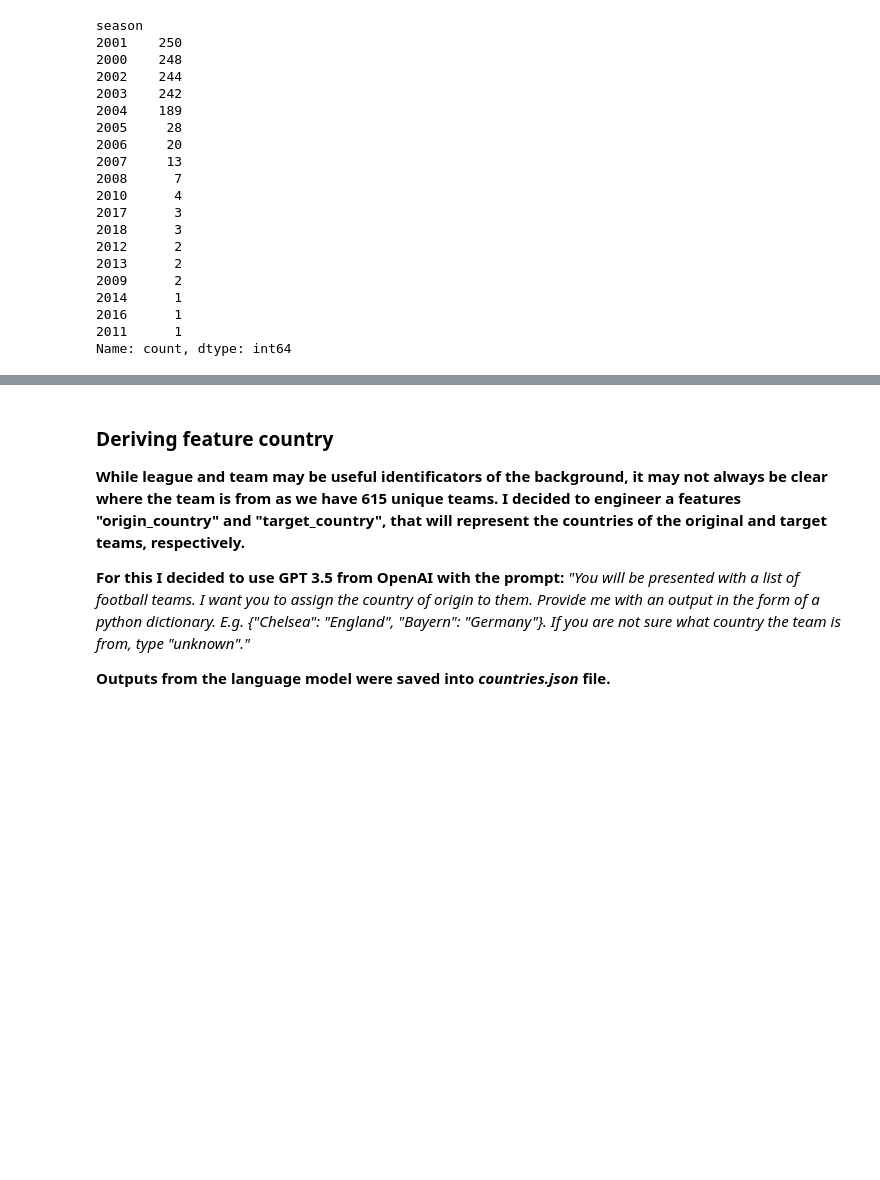
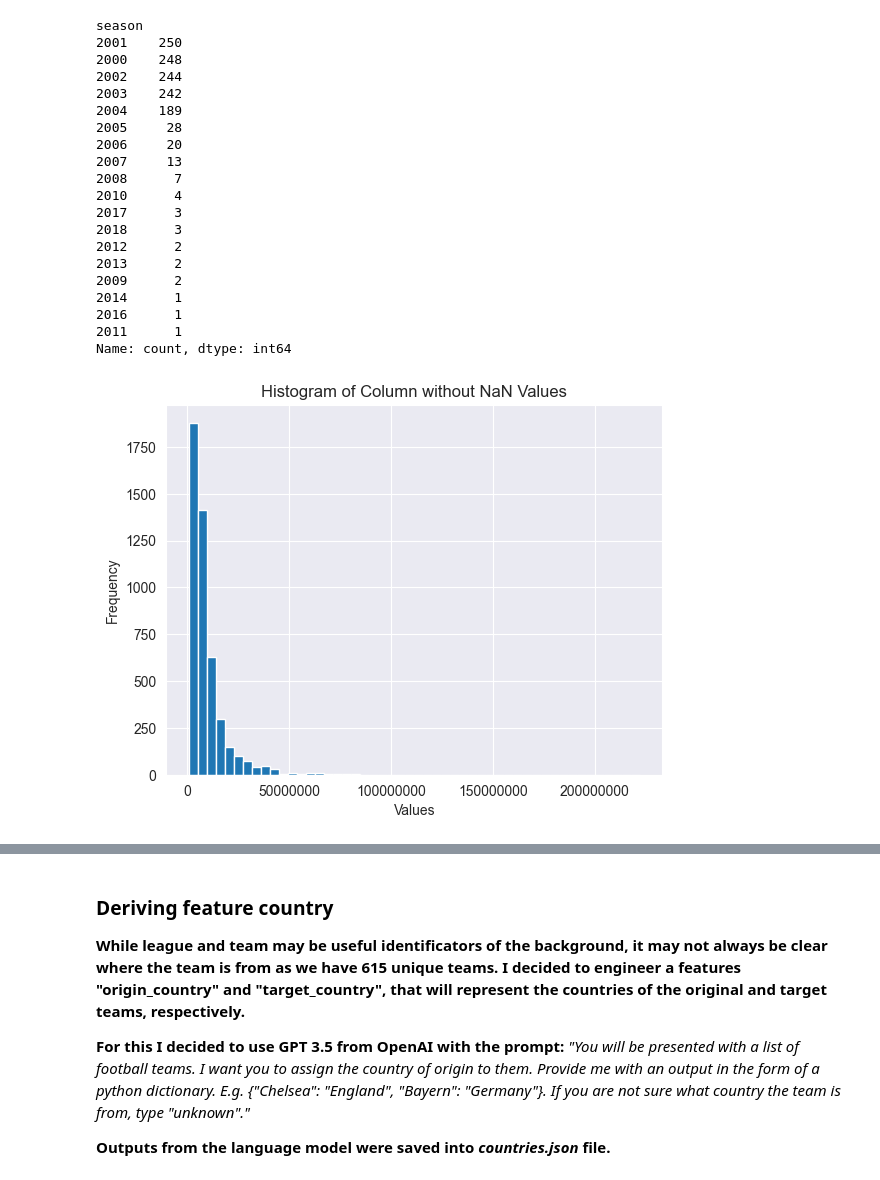
Before and after one commit to balooooooooo/football-transfers-eda, a Jupyter notebook: football_transfers.ipynb, the cells around one changed output, grey strips where cells are left out. Drawn from its saved outputs; the diff is of its cells as text; code cells hidden in the pictures; blank space fills up the shorter version.

```diff
--- a/football_transfers.ipynb
+++ b/football_transfers.ipynb
@@ -240,3 +237,12 @@ season
 2016      1
 2011      1
 Name: count, dtype: int64
+# %%
+plt.hist(df["transfer_fee"].dropna(), bins=50)
+plt.xlabel('Values')
+plt.ylabel('Frequency')
+plt.title('Histogram of Column without NaN Values')
+plt.ticklabel_format(style='plain', axis='both')
+plt.show()
+# %% [output]
+[figure, added]
```
Also changed, not shown: parts of 13 cells of this notebook.
